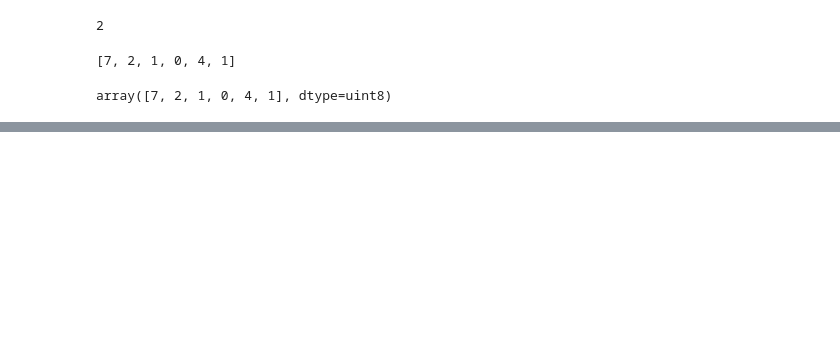
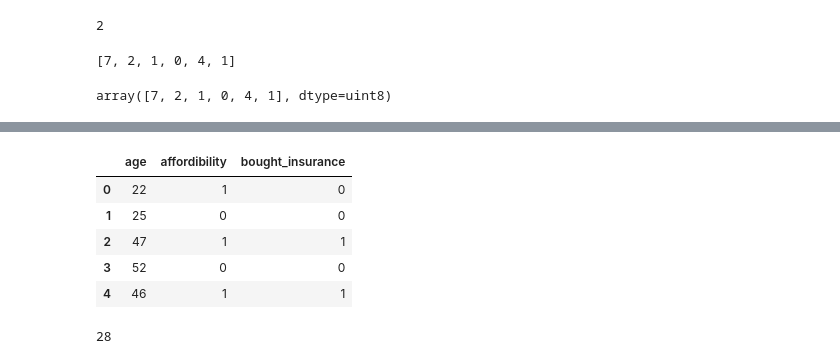
Before and after one commit to MAliHasnain/Codebasics-Deeplearning-practice, a Jupyter notebook: Untitled.ipynb, the cells around one changed output, grey strips where cells are left out. Drawn from its saved outputs; the diff is of its cells as text; code cells hidden in the pictures; blank space fills up the shorter version.

```diff
--- a/Untitled.ipynb
+++ b/Untitled.ipynb
@@ -247,0 +249,15 @@ model.evaluate(X_test,y_test)
+# %%
+url = 'https://raw.githubusercontent.com/codebasics/deep-learning-keras-tf-tutorial/master/6_gradient_descent/insurance_data.csv'
+df = pd.read_csv(url)
+df.head()
+# %% [output]
+|  | age | affordibility | bought_insurance |
+| 0 | 22 | 1 | 0 |
+| 1 | 25 | 0 | 0 |
+| 2 | 47 | 1 | 1 |
+| 3 | 52 | 0 | 0 |
+| 4 | 46 | 1 | 1 |
+# %%
+len(df)
+# %% [output]
+28
```
Also changed, not shown: parts of 24 cells of this notebook.
